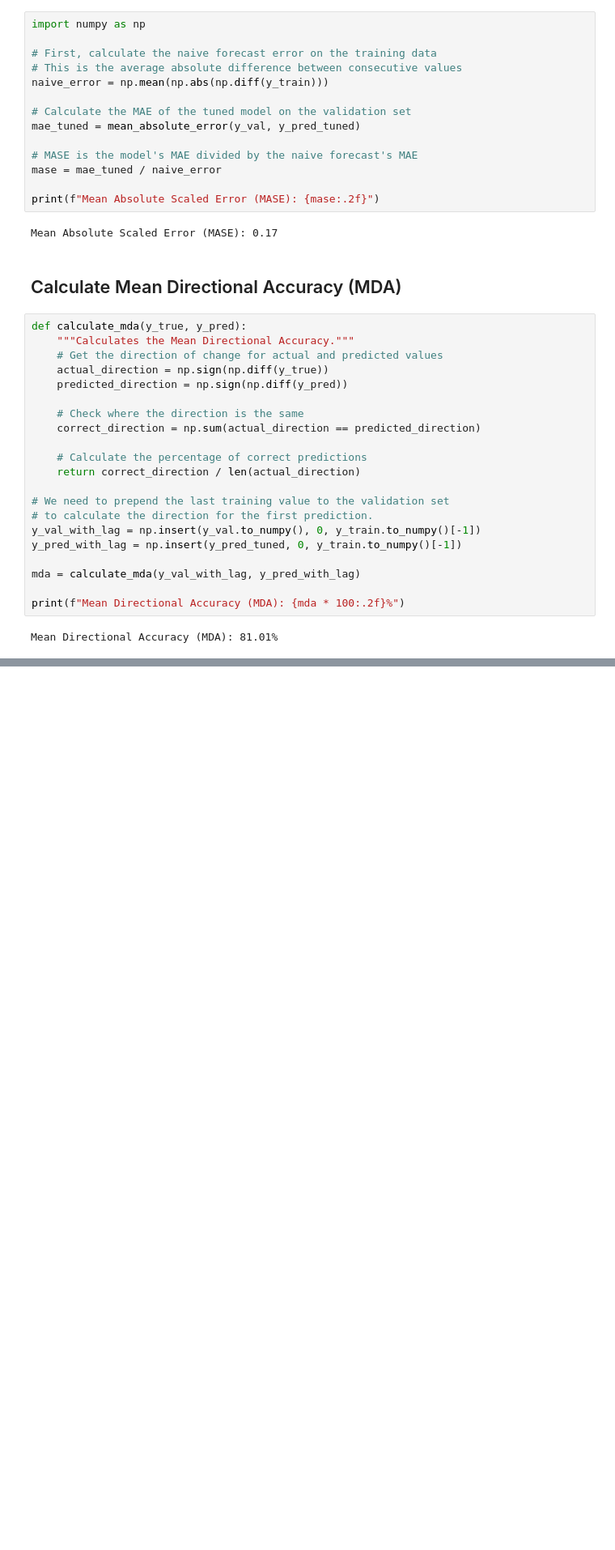
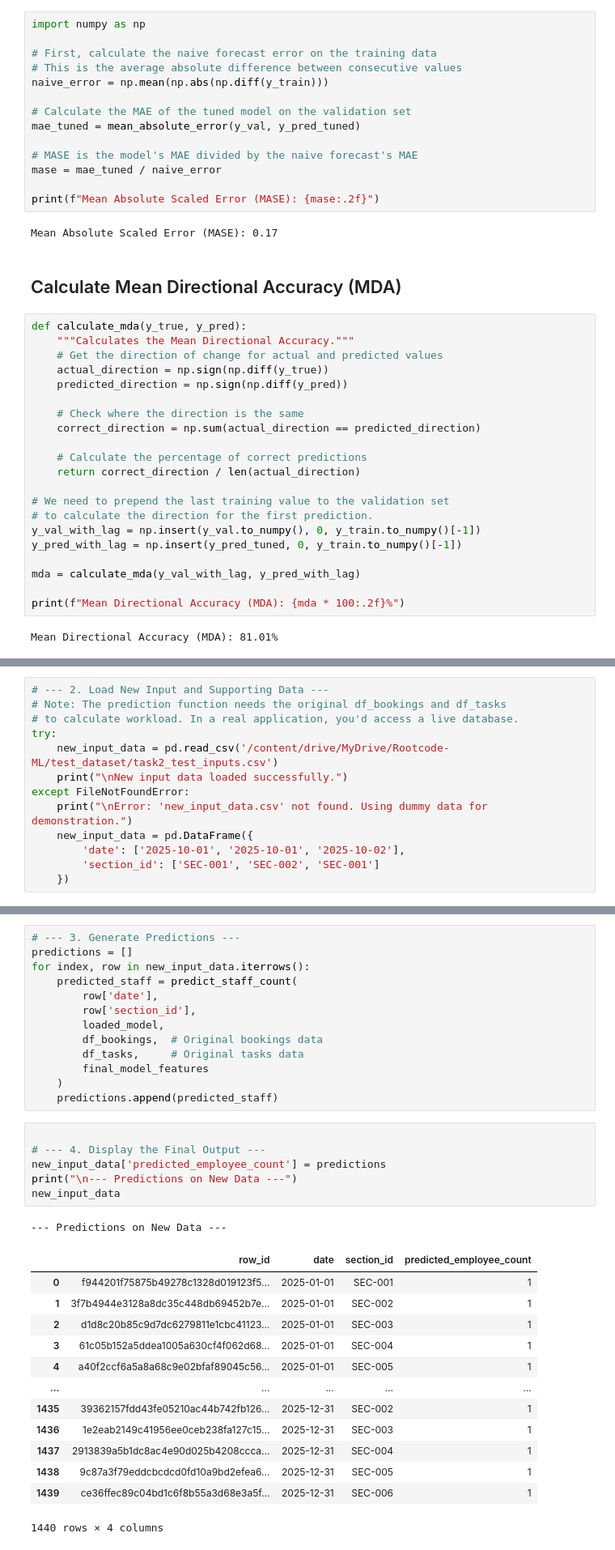
Before and after one commit to RMCV-Rajapaksha/TeamInception_Datathon, a Jupyter notebook: Copy_of_task2_eda_and_data_preprocessing_XGBoost.ipynb, the cells around one changed output, grey strips where cells are left out. Shown: that part at 81% size. Drawn from its saved outputs; the diff is of its cells as text; blank space fills up the shorter version.

```diff
--- a/Copy_of_task2_eda_and_data_preprocessing_XGBoost.ipynb
+++ b/Copy_of_task2_eda_and_data_preprocessing_XGBoost.ipynb
@@ -401,0 +507,13 @@ Mean Directional Accuracy (MDA): 81.01%
+# %%
+# --- 2. Load New Input and Supporting Data ---
+# Note: The prediction function needs the original df_bookings and df_tasks
+# to calculate workload. In a real application, you'd access a live database.
+try:
+    new_input_data = pd.read_csv('/content/drive/MyDrive/Rootcode-ML/test_dataset/task2_test_inputs.csv')
+    print("\nNew input data loaded successfully.")
+except FileNotFoundError:
+    print("\nError: 'new_input_data.csv' not found. Using dummy data for demonstration.")
+    new_input_data = pd.DataFrame({
+        'date': ['2025-10-01', '2025-10-01', '2025-10-02'],
+        'section_id': ['SEC-001', 'SEC-002', 'SEC-001']
+    })
@@ -401,0 +538,34 @@ Mean Directional Accuracy (MDA): 81.01%
+# %%
+# --- 3. Generate Predictions ---
+predictions = []
+for index, row in new_input_data.iterrows():
+    predicted_staff = predict_staff_count(
+        row['date'],
+        row['section_id'],
+        loaded_model,
+        df_bookings,  # Original bookings data
+        df_tasks,     # Original tasks data
+        final_model_features
+    )
+    predictions.append(predicted_staff)
+# %%
+
+# --- 4. Display the Final Output ---
+new_input_data['predicted_employee_count'] = predictions
+print("\n--- Predictions on New Data ---")
+new_input_data
+# %% [output]
+--- Predictions on New Data ---
+|  | row_id | date | section_id | predicted_employee_count |
+| 0 | f944201f75875b49278c1328d019123f5... | 2025-01-01 | SEC-001 | 1 |
+| 1 | 3f7b4944e3128a8dc35c448db69452b7e... | 2025-01-01 | SEC-002 | 1 |
+| 2 | d1d8c20b85c9d7dc6279811e1cbc41123... | 2025-01-01 | SEC-003 | 1 |
+| 3 | 61c05b152a5ddea1005a630cf4f062d68... | 2025-01-01 | SEC-004 | 1 |
+| 4 | a40f2ccf6a5a8a68c9e02bfaf89045c56... | 2025-01-01 | SEC-005 | 1 |
+| ... | ... | ... | ... | ... |
+| 1435 | 39362157fdd43fe05210ac44b742fb126... | 2025-12-31 | SEC-002 | 1 |
+| 1436 | 1e2eab2149c41956ee0ceb238fa127c15... | 2025-12-31 | SEC-003 | 1 |
+| 1437 | 2913839a5b1dc8ac4e90d025b4208ccca... | 2025-12-31 | SEC-004 | 1 |
+| 1438 | 9c87a3f79eddcbcdcd0fd10a9bd2efea6... | 2025-12-31 | SEC-005 | 1 |
+| 1439 | ce36ffec89c04bd1c6f8b55a3d68e3a5f... | 2025-12-31 | SEC-006 | 1 |
+1440 rows × 4 columns
```
Also changed, not shown: parts of 11 cells of this notebook.
